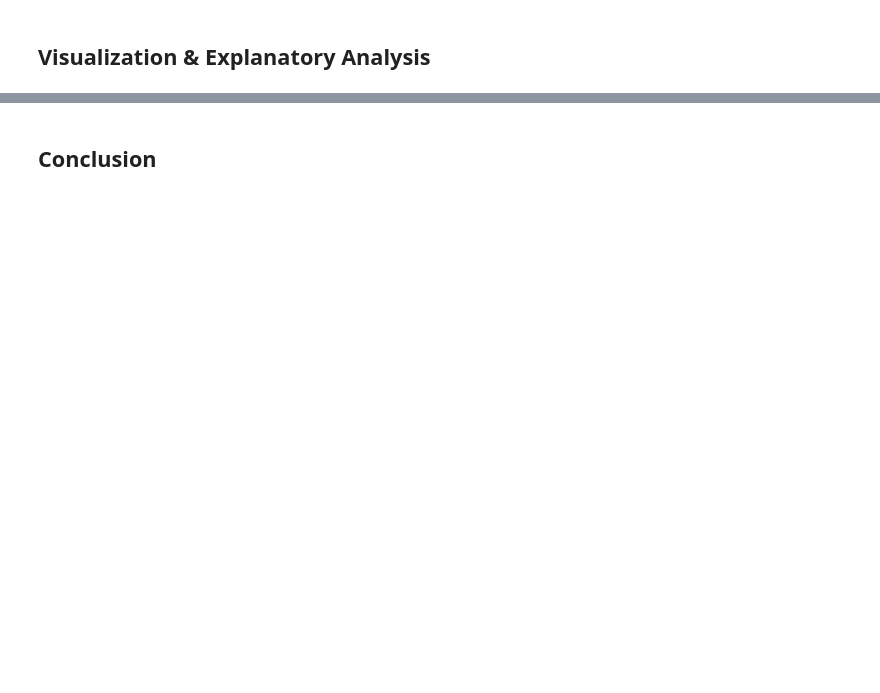
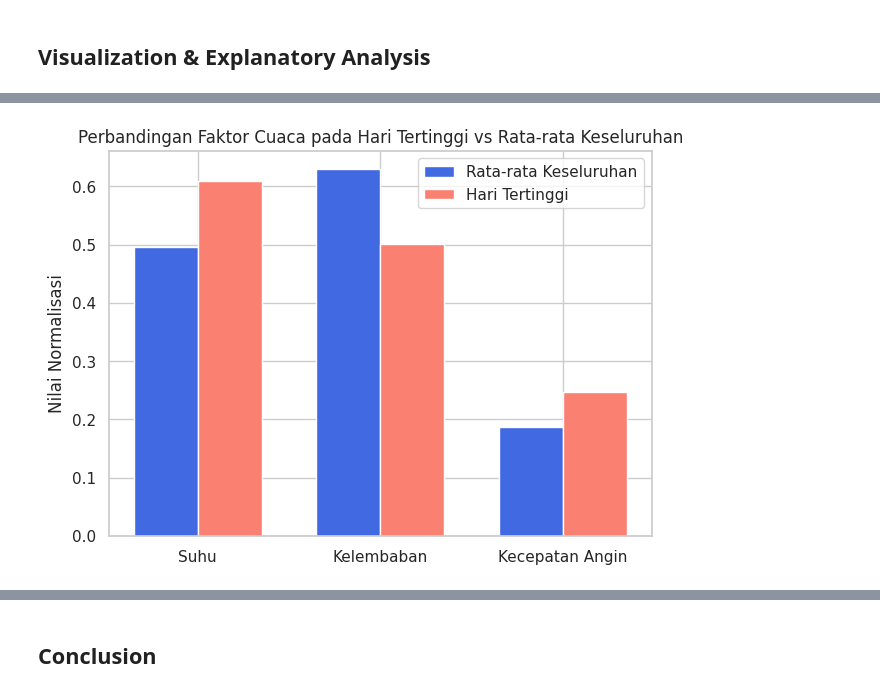
Before and after one commit to lisnarahma/Submission, a Jupyter notebook: notebook.ipynb, the cells around one changed output, grey strips where cells are left out. Cells and saved outputs as stored; diff of their text form; code cells hidden in the pictures; blank space fills up the shorter version.

```diff
--- a/notebook.ipynb
+++ b/notebook.ipynb
@@ -297,0 +314,23 @@ plt.show()
+# %%
+max_day = day_cleaned.loc[day_cleaned["cnt"].idxmax()]
+
+weather_factors = ["temp", "hum", "windspeed"]
+overall_avg = day_cleaned[weather_factors].mean()
+max_day_values = max_day[weather_factors]
+
+x = np.arange(len(weather_factors))
+width = 0.35
+
+fig, ax = plt.subplots(figsize=(7, 5))
+bars1 = ax.bar(x - width/2, overall_avg, width, label="Rata-rata Keseluruhan", color="royalblue")
+bars2 = ax.bar(x + width/2, max_day_values, width, label="Hari Tertinggi", color="salmon")
+
+ax.set_xticks(x)
+ax.set_xticklabels(["Suhu", "Kelembaban", "Kecepatan Angin"])
+ax.set_ylabel("Nilai Normalisasi")
+ax.set_title("Perbandingan Faktor Cuaca pada Hari Tertinggi vs Rata-rata Keseluruhan")
+ax.legend()
+
+plt.show()
+# %% [output]
+[figure, added]
```
Also changed, not shown: parts of 28 cells of this notebook.
